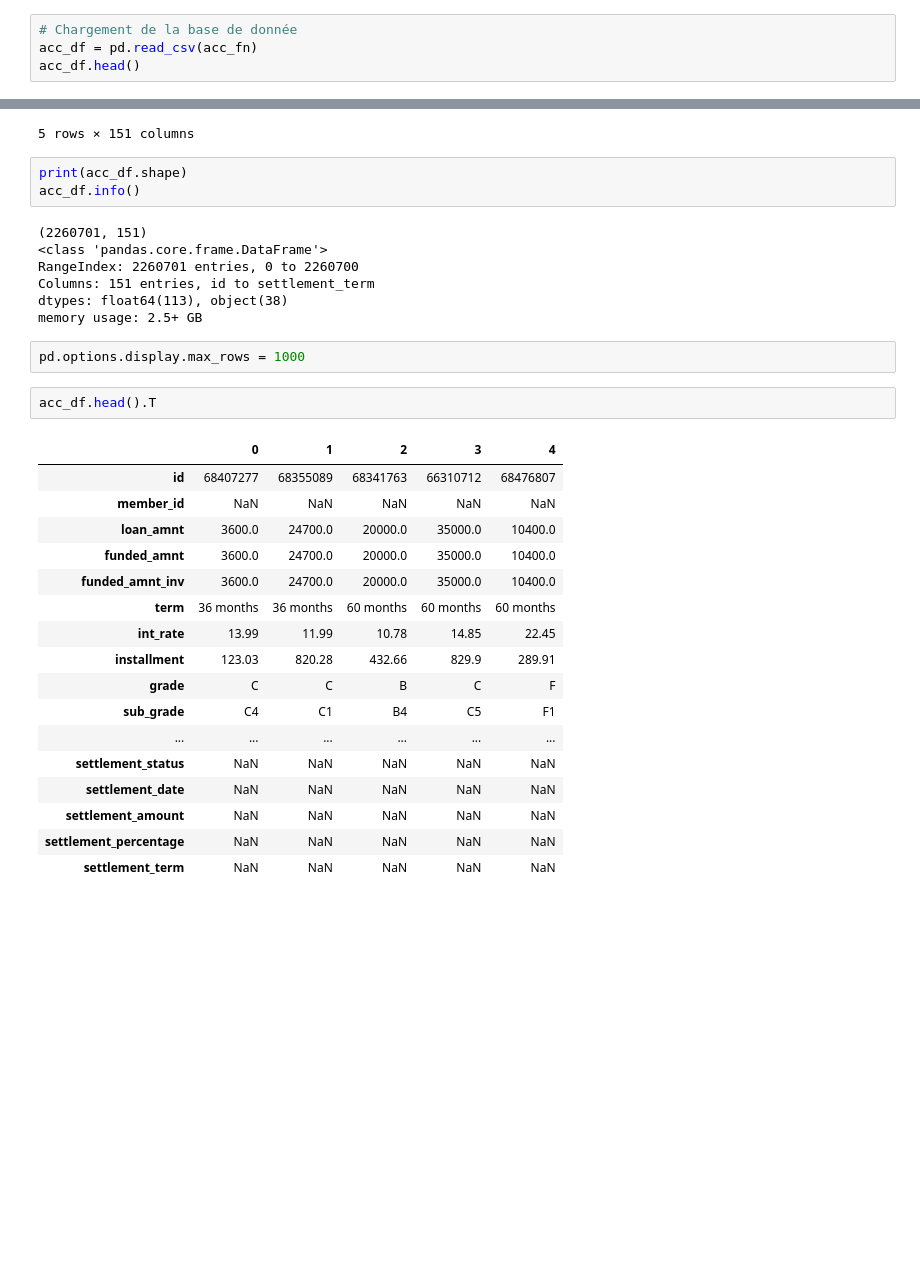
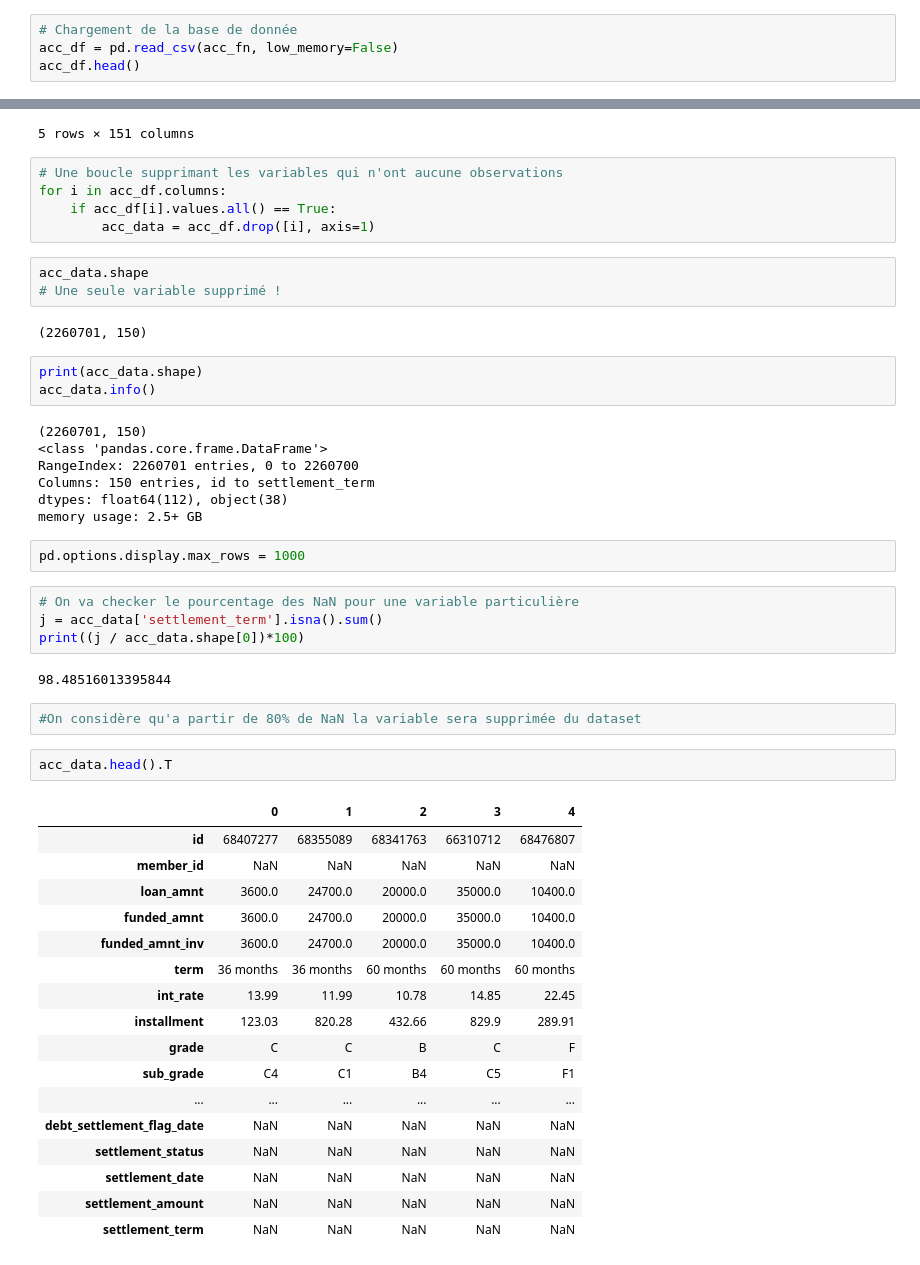
Before and after one commit to Rilwanou/scoring_ifrs9, a Jupyter notebook: EDA.ipynb, the cells around one changed output, grey strips where cells are left out. Cells and saved outputs as stored; diff of their text form; blank space fills up the shorter version.

```diff
--- a/EDA.ipynb
+++ b/EDA.ipynb
@@ -26,7 +26,7 @@ else:
 all goods
 # %%
 # Chargement de la base de donnée
-acc_df = pd.read_csv(acc_fn)
+acc_df = pd.read_csv(acc_fn, low_memory=False)
 acc_df.head()
 # %% [output]
 |  | id | member_id | loan_amnt | funded_amnt | funded_amnt_inv | term | int_rate | installment | grade | ... |
@@ -36,35 +36,53 @@ acc_df.head()
 | 3 | 66310712 | NaN | 35000.0 | 35000.0 | 35000.0 | 60 months | 14.85 | 829.90 | C | ... |
 | 4 | 68476807 | NaN | 10400.0 | 10400.0 | 10400.0 | 60 months | 22.45 | 289.91 | F | ... |
 5 rows × 151 columns
+# %%
+# Une boucle supprimant les variables qui n'ont aucune observations
+for i in acc_df.columns:
+    if acc_df[i].values.all() == True:
+        acc_data = acc_df.drop([i], axis=1)
+# %%
+acc_data.shape
+# Une seule variable supprimé !
+# %% [output]
+(2260701, 150)
 # %%
-print(acc_df.shape)
-acc_df.info()
+print(acc_data.shape)
+acc_data.info()
 # %% [output]
-(2260701, 151)
+(2260701, 150)
 <class 'pandas.core.frame.DataFrame'>
 RangeIndex: 2260701 entries, 0 to 2260700
-Columns: 151 entries, id to settlement_term
-dtypes: float64(113), object(38)
+Columns: 150 entries, id to settlement_term
+dtypes: float64(112), object(38)
 memory usage: 2.5+ GB
 # %%
 pd.options.display.max_rows = 1000
+# %%
+# On va checker le pourcentage des NaN pour une variable particulière
+j = acc_data['settlement_term'].isna().sum()
+print((j / acc_data.shape[0])*100)
+# %% [output]
+98.48516013395844
+# %%
+#On considère qu'a partir de 80% de NaN la variable sera supprimée du dataset
 # %%
-acc_df.head().T
+acc_data.head().T
 # %% [output]
 |  | 0 | 1 | 2 | 3 | 4 |
 | id | 68407277 | 68355089 | 68341763 | 66310712 | 68476807 |
 | member_id | NaN | NaN | NaN | NaN | NaN |
 | loan_amnt | 3600.0 | 24700.0 | 20000.0 | 35000.0 | 10400.0 |
 | funded_amnt | 3600.0 | 24700.0 | 20000.0 | 35000.0 | 10400.0 |
 | funded_amnt_inv | 3600.0 | 24700.0 | 20000.0 | 35000.0 | 10400.0 |
 | term | 36 months | 36 months | 60 months | 60 months | 60 months |
 | int_rate | 13.99 | 11.99 | 10.78 | 14.85 | 22.45 |
 | installment | 123.03 | 820.28 | 432.66 | 829.9 | 289.91 |
 | grade | C | C | B | C | F |
 | sub_grade | C4 | C1 | B4 | C5 | F1 |
 | ... | ... | ... | ... | ... | ... |
+| debt_settlement_flag_date | NaN | NaN | NaN | NaN | NaN |
 | settlement_status | NaN | NaN | NaN | NaN | NaN |
 | settlement_date | NaN | NaN | NaN | NaN | NaN |
 | settlement_amount | NaN | NaN | NaN | NaN | NaN |
-| settlement_percentage | NaN | NaN | NaN | NaN | NaN |
 | settlement_term | NaN | NaN | NaN | NaN | NaN |
```
